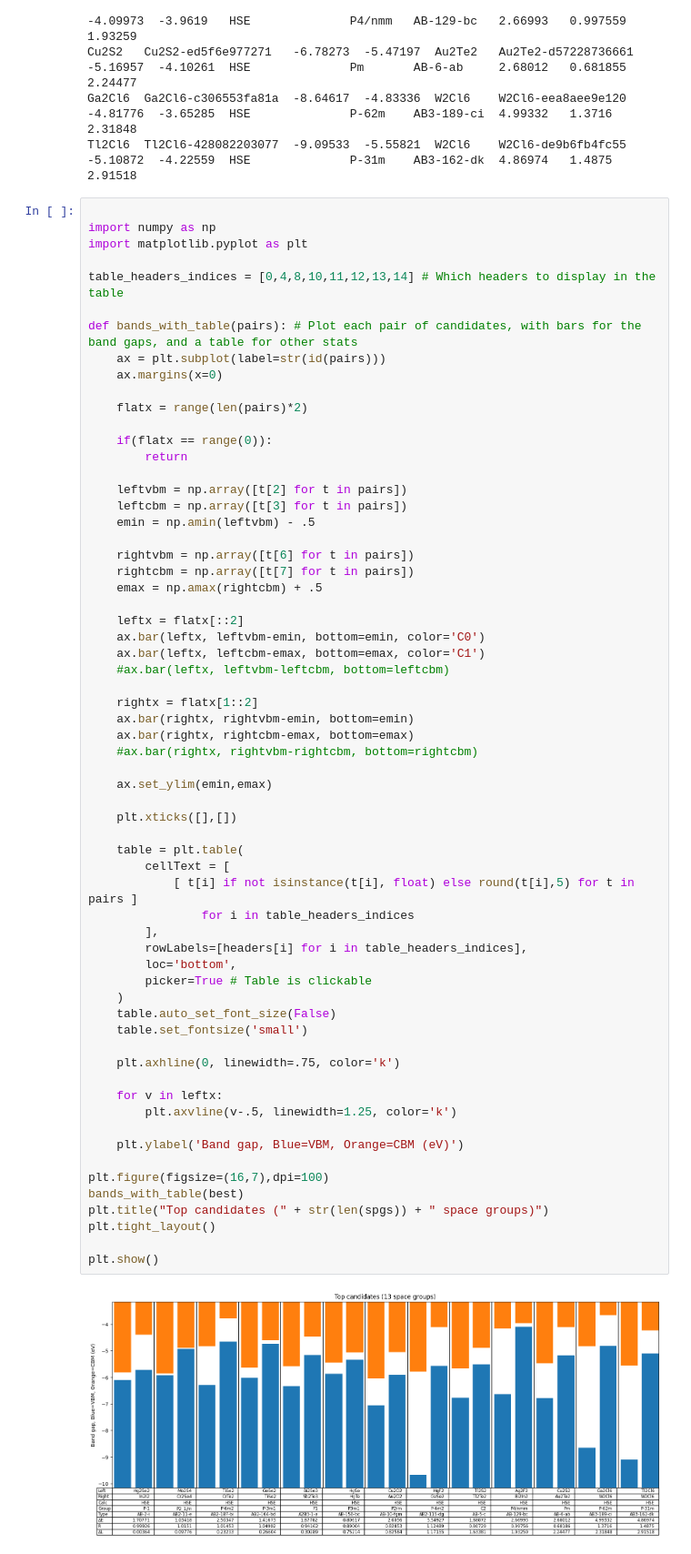
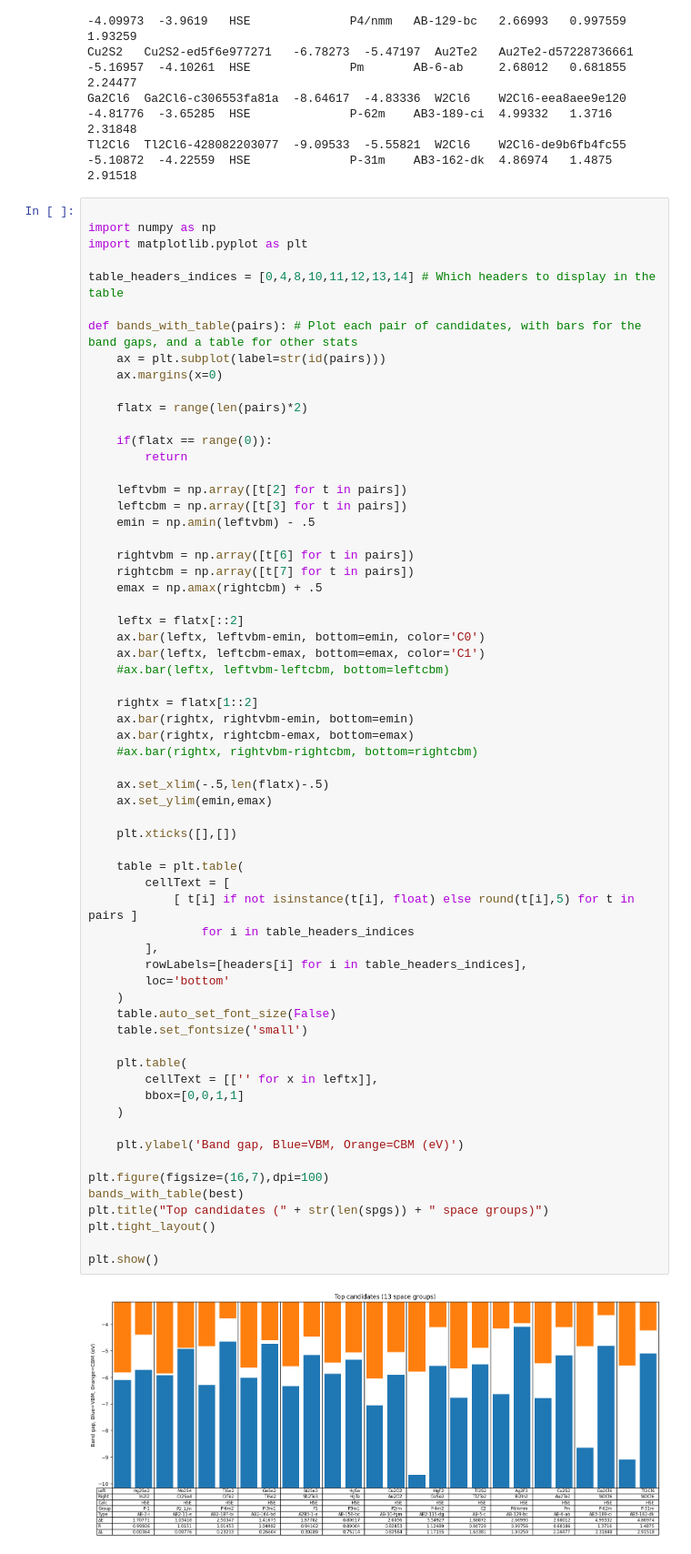
Before and after one commit to MayCXC/DIPC, a Jupyter notebook: topinsulators.ipynb, the cells around one changed output. Shown: that part at 91% size. Cells and saved outputs as stored; diff of their text form.

```diff
--- a/topinsulators.ipynb
+++ b/topinsulators.ipynb
@@ -181,40 +181,40 @@ def bands_with_table(pairs): # Plot each pair of candidates, with bars for the b
 
     rightx = flatx[1::2]
     ax.bar(rightx, rightvbm-emin, bottom=emin)
     ax.bar(rightx, rightcbm-emax, bottom=emax)
     #ax.bar(rightx, rightvbm-rightcbm, bottom=rightcbm)
 
+    ax.set_xlim(-.5,len(flatx)-.5)
     ax.set_ylim(emin,emax)
 
     plt.xticks([],[])
 
     table = plt.table(
         cellText = [
             [ t[i] if not isinstance(t[i], float) else round(t[i],5) for t in pairs ]
                 for i in table_headers_indices
         ],
         rowLabels=[headers[i] for i in table_headers_indices],
-        loc='bottom',
-        picker=True # Table is clickable
+        loc='bottom'
     )
     table.auto_set_font_size(False)
     table.set_fontsize('small')
 
-    plt.axhline(0, linewidth=.75, color='k')
-
-    for v in leftx:
-        plt.axvline(v-.5, linewidth=1.25, color='k')
+    plt.table(
+        cellText = [['' for x in leftx]],
+        bbox=[0,0,1,1]
+    )
 
     plt.ylabel('Band gap, Blue=VBM, Orange=CBM (eV)')
 
 plt.figure(figsize=(16,7),dpi=100)
 bands_with_table(best)
 plt.title("Top candidates (" + str(len(spgs)) + " space groups)")
 plt.tight_layout()
 
 plt.show()
 # %% [output]
-[figure, old version]
+[figure, new version]
 # %%
 from IPython.display import display
 import ipywidgets as widgets
```
Also changed, not shown: parts of 2 cells of this notebook.
